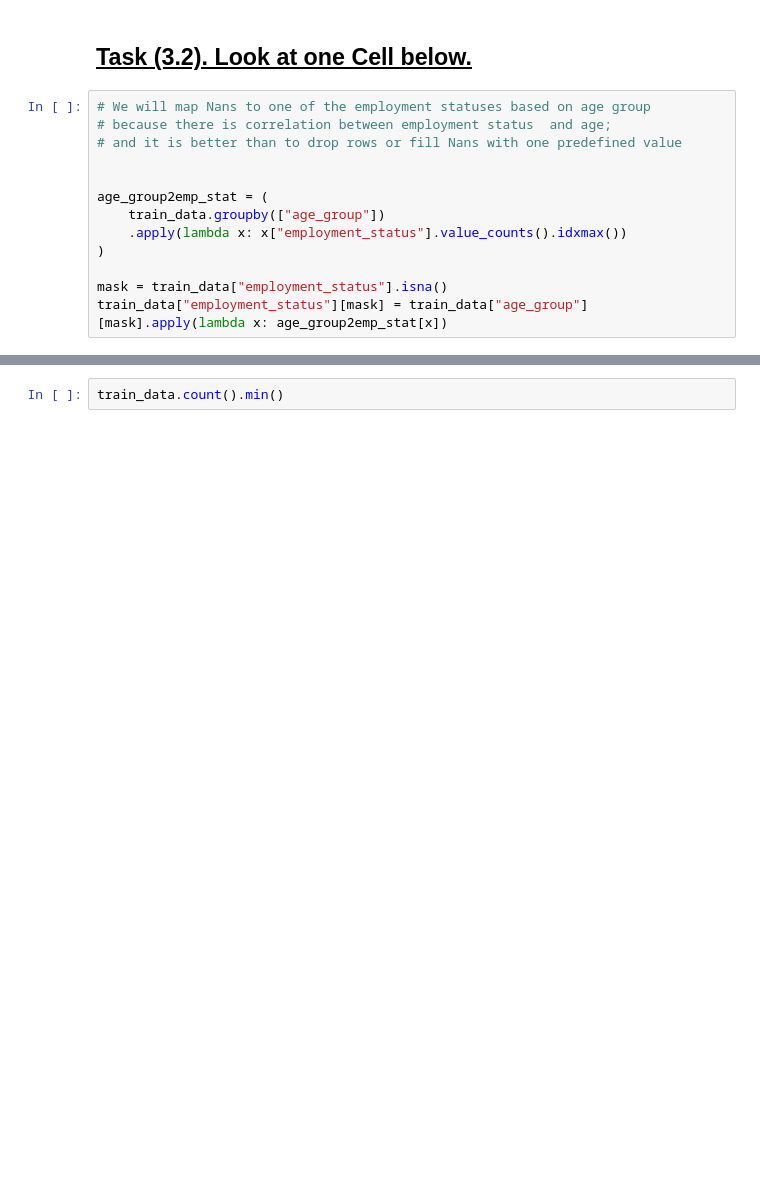
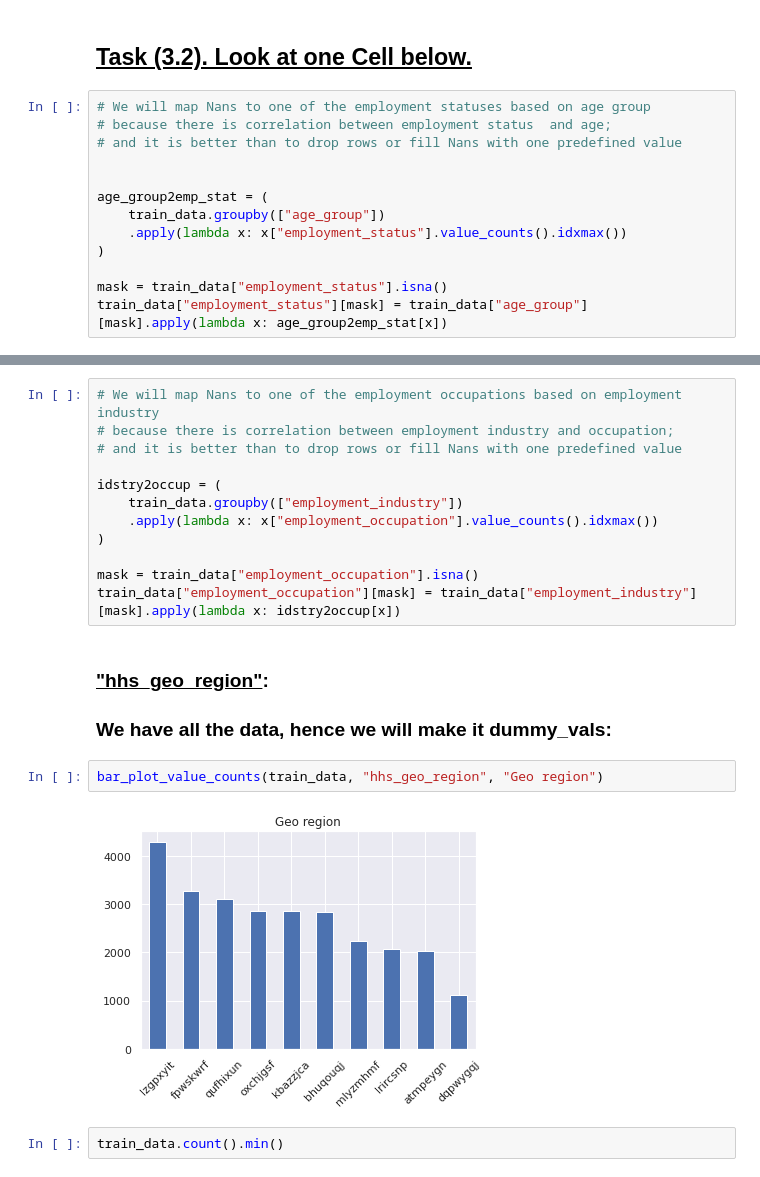
Before and after one commit to AlbMLpy/IDS_Task, a Jupyter notebook: flu_shot_solution.ipynb, the cells around one changed output, grey strips where cells are left out. Drawn from its saved outputs; the diff is of its cells as text; blank space fills up the shorter version.

```diff
--- a/flu_shot_solution.ipynb
+++ b/flu_shot_solution.ipynb
@@ -385,3 +381,22 @@ train_data = train_data.drop(columns=["employment_industry", "employment_occupat
+# %%
+# We will map Nans to one of the employment occupations based on employment industry
+# because there is correlation between employment industry and occupation;
+# and it is better than to drop rows or fill Nans with one predefined value
+
+idstry2occup = (
+    train_data.groupby(["employment_industry"])
+    .apply(lambda x: x["employment_occupation"].value_counts().idxmax())
+)
+
+mask = train_data["employment_occupation"].isna()
+train_data["employment_occupation"][mask] = train_data["employment_industry"][mask].apply(lambda x: idstry2occup[x])
+# %% [markdown]
+### <u>"hhs_geo_region"</u>:
+### We have all the data, hence we will make it dummy_vals:
+# %%
+bar_plot_value_counts(train_data, "hhs_geo_region", "Geo region")
+# %% [output]
+[figure, added]
 # %%
 train_data.count().min()
 # %% [output]
```
Also changed, not shown: parts of 80 cells of this notebook.
